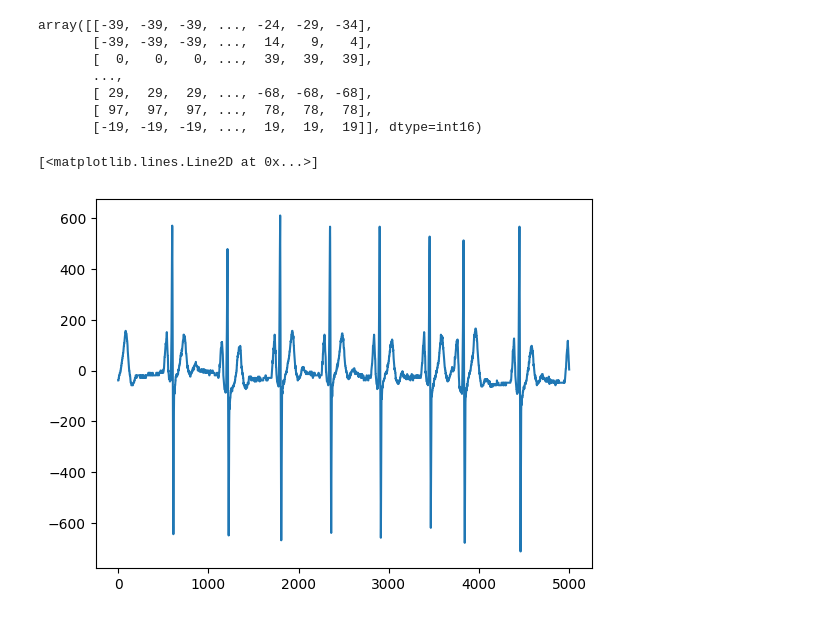
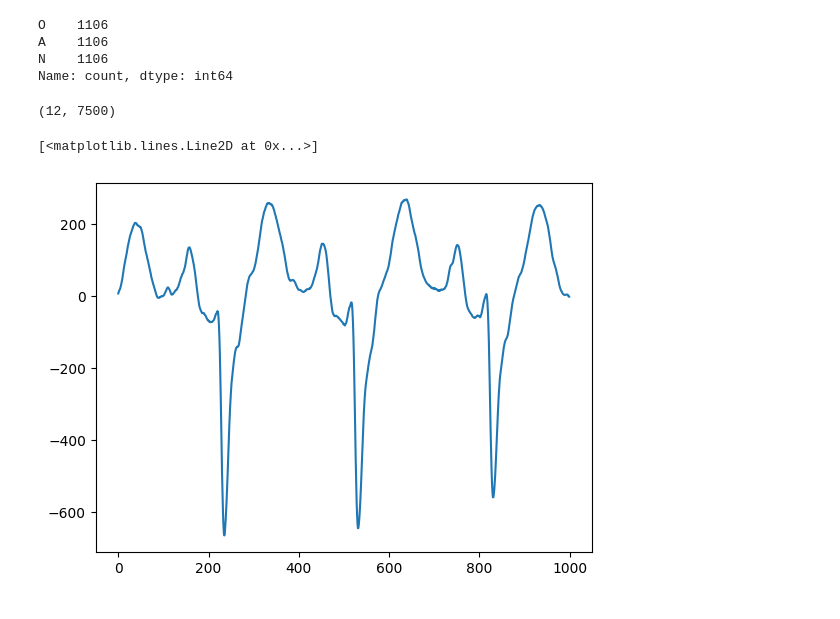
Before and after one commit to MattyAB/ecg_transfer, a Jupyter notebook: test2.ipynb, the cells around one changed output. Drawn from its saved outputs; the diff is of its cells as text; code cells hidden in the pictures.

Commit message:
Importing of 12 lead data, balanced across categories

```diff
--- a/test2.ipynb
+++ b/test2.ipynb
@@ -9,3 +15,5 @@ import math
 filepath = './physionet.org/files/ecg-arrhythmia/1.0.0/WFDBRecords'
 # %%
 waveform = scipy.io.loadmat(filepath+'/07/070/JS06344'+'.mat')['val']
+# %%
+lead12path = './af_challenge_2020/classification-of-12-lead-ecgs-the-physionetcomputing-in-cardiology-challenge-2020-1.0.2/training/cpsc_2018/g1/A0001.mat'
@@ -12,20 +103,21 @@ waveform = scipy.io.loadmat(filepath+'/07/070/JS06344'+'.mat')['val']
+# %%
+pd.Series([x[1] for x in data]).value_counts()
+# %% [output]
+O    1106
+A    1106
+N    1106
+Name: count, dtype: int64
 # %%
-waveform = scipy.io.loadmat('E09000'+'.mat')['val']
+waveform = scipy.io.loadmat(lead12path)['val']
 # %%
-waveform
+waveform.shape
 # %% [output]
-array([[-39, -39, -39, ..., -24, -29, -34],
-       [-39, -39, -39, ...,  14,   9,   4],
-       [  0,   0,   0, ...,  39,  39,  39],
-       ...,
-       [ 29,  29,  29, ..., -68, -68, -68],
-       [ 97,  97,  97, ...,  78,  78,  78],
-       [-19, -19, -19, ...,  19,  19,  19]], dtype=int16)
+(12, 7500)
 # %%
-plt.plot(waveform.transpose()[:,1])
+plt.plot(waveform.transpose()[:1000,1])
 # %% [output]
 [<matplotlib.lines.Line2D at 0x...>]
-[figure, old version]
+[figure, new version]
 # %%
 def plotwave(x, n=1000):
     x = x[0,1000:1500]
```
Also changed, not shown: parts of 5 cells of this notebook, 3 other files.
